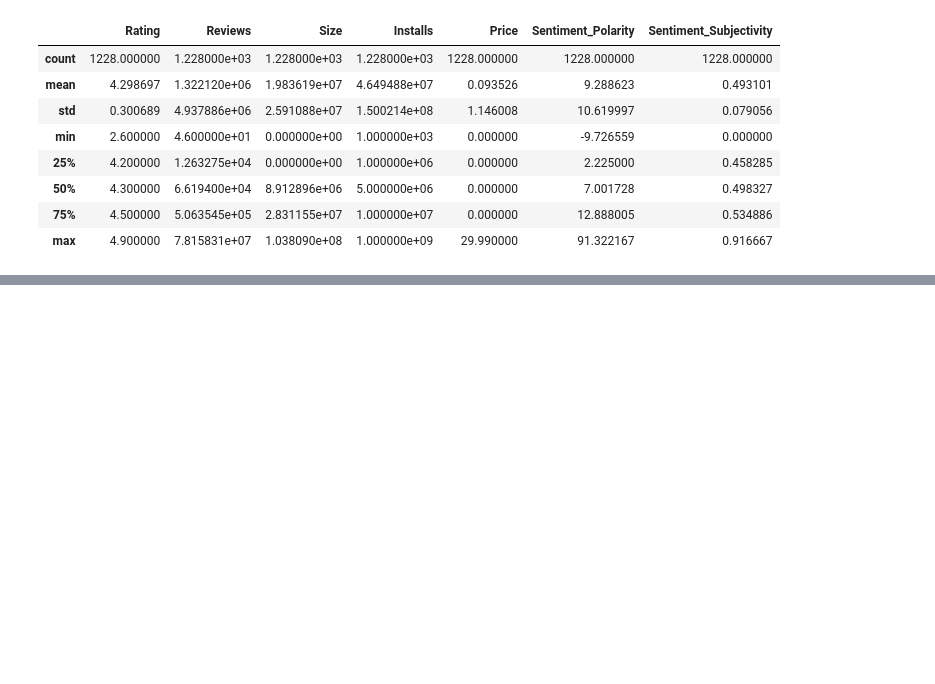
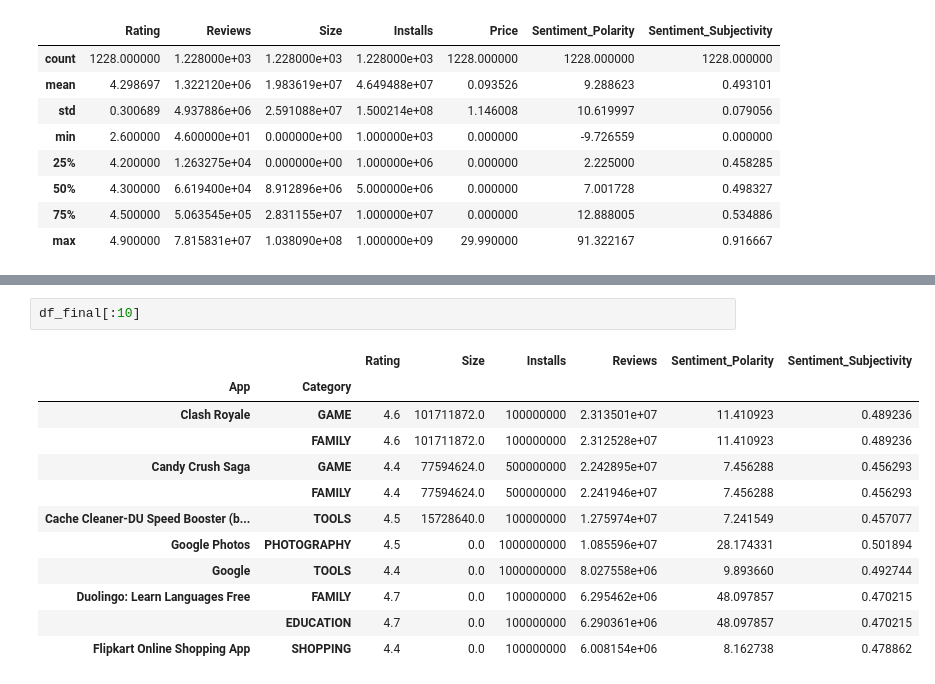
Before and after one commit to indrochoco/Playstore-app-Review-analysis, a Jupyter notebook: Copy_of_Play_Store_App_Review_Analysis_Capstone_Project.ipynb, the cells around one changed output, grey strips where cells are left out. Cells and saved outputs as stored; diff of their text form; blank space fills up the shorter version.

```diff
--- a/Copy_of_Play_Store_App_Review_Analysis_Capstone_Project.ipynb
+++ b/Copy_of_Play_Store_App_Review_Analysis_Capstone_Project.ipynb
@@ -503,0 +489,15 @@ mean_df.groupby(['App','Category']).agg({'Rating':'mean','Size':'mean','Installs
+# %%
+df_final[:10]
+# %% [output]
+|  |  | Rating | Size | Installs | Reviews | Sentiment_Polarity | Sentiment_Subjectivity |
+| App | Category |  |  |  |  |  |  |
+| Clash Royale | GAME | 4.6 | 101711872.0 | 100000000 | 2.313501e+07 | 11.410923 | 0.489236 |
+|  | FAMILY | 4.6 | 101711872.0 | 100000000 | 2.312528e+07 | 11.410923 | 0.489236 |
+| Candy Crush Saga | GAME | 4.4 | 77594624.0 | 500000000 | 2.242895e+07 | 7.456288 | 0.456293 |
+|  | FAMILY | 4.4 | 77594624.0 | 500000000 | 2.241946e+07 | 7.456288 | 0.456293 |
+| Cache Cleaner-DU Speed Booster (b... | TOOLS | 4.5 | 15728640.0 | 100000000 | 1.275974e+07 | 7.241549 | 0.457077 |
+| Google Photos | PHOTOGRAPHY | 4.5 | 0.0 | 1000000000 | 1.085596e+07 | 28.174331 | 0.501894 |
+| Google | TOOLS | 4.4 | 0.0 | 1000000000 | 8.027558e+06 | 9.893660 | 0.492744 |
+| Duolingo: Learn Languages Free | FAMILY | 4.7 | 0.0 | 100000000 | 6.295462e+06 | 48.097857 | 0.470215 |
+|  | EDUCATION | 4.7 | 0.0 | 100000000 | 6.290361e+06 | 48.097857 | 0.470215 |
+| Flipkart Online Shopping App | SHOPPING | 4.4 | 0.0 | 100000000 | 6.008154e+06 | 8.162738 | 0.478862 |
```
Also changed, not shown: parts of 6 cells of this notebook.
